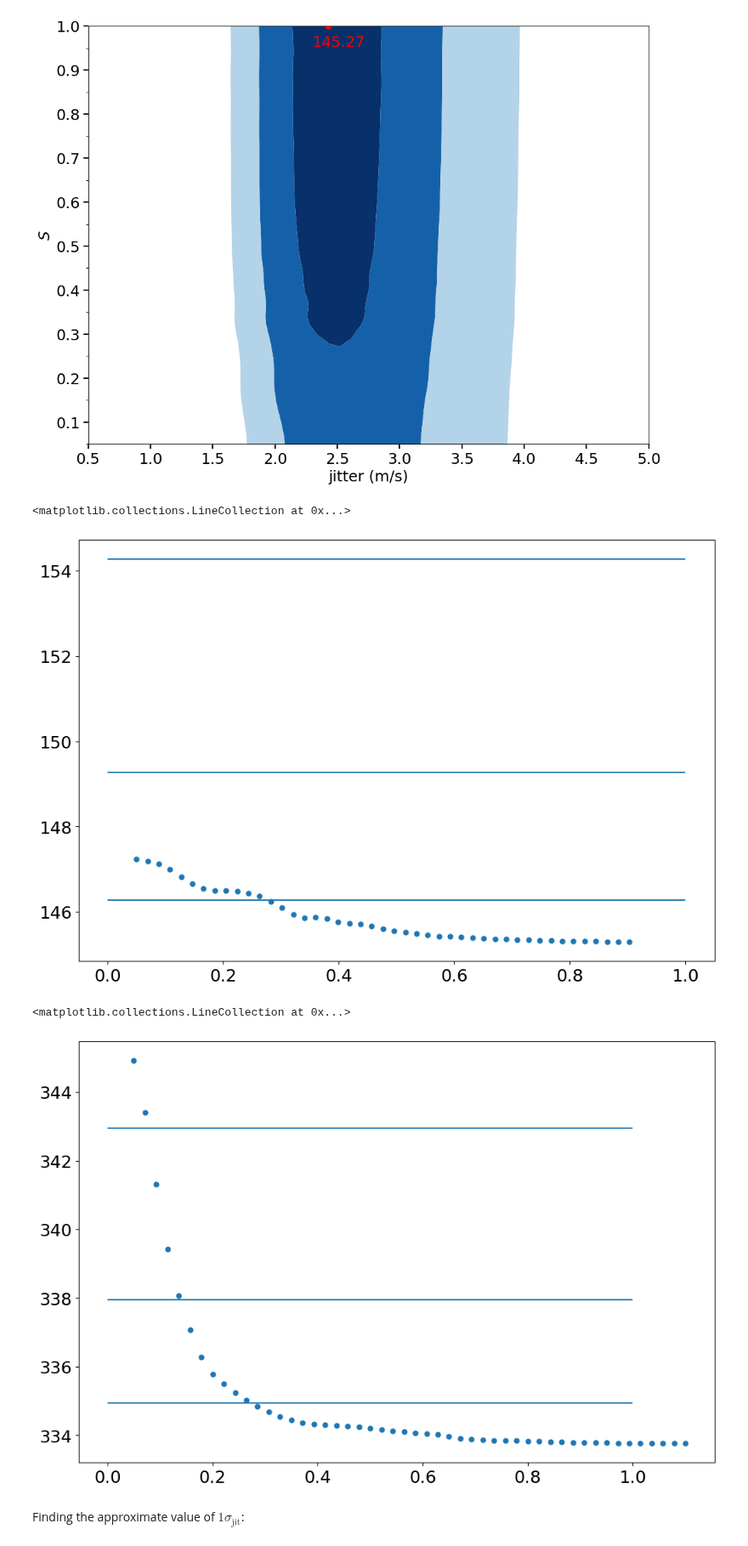
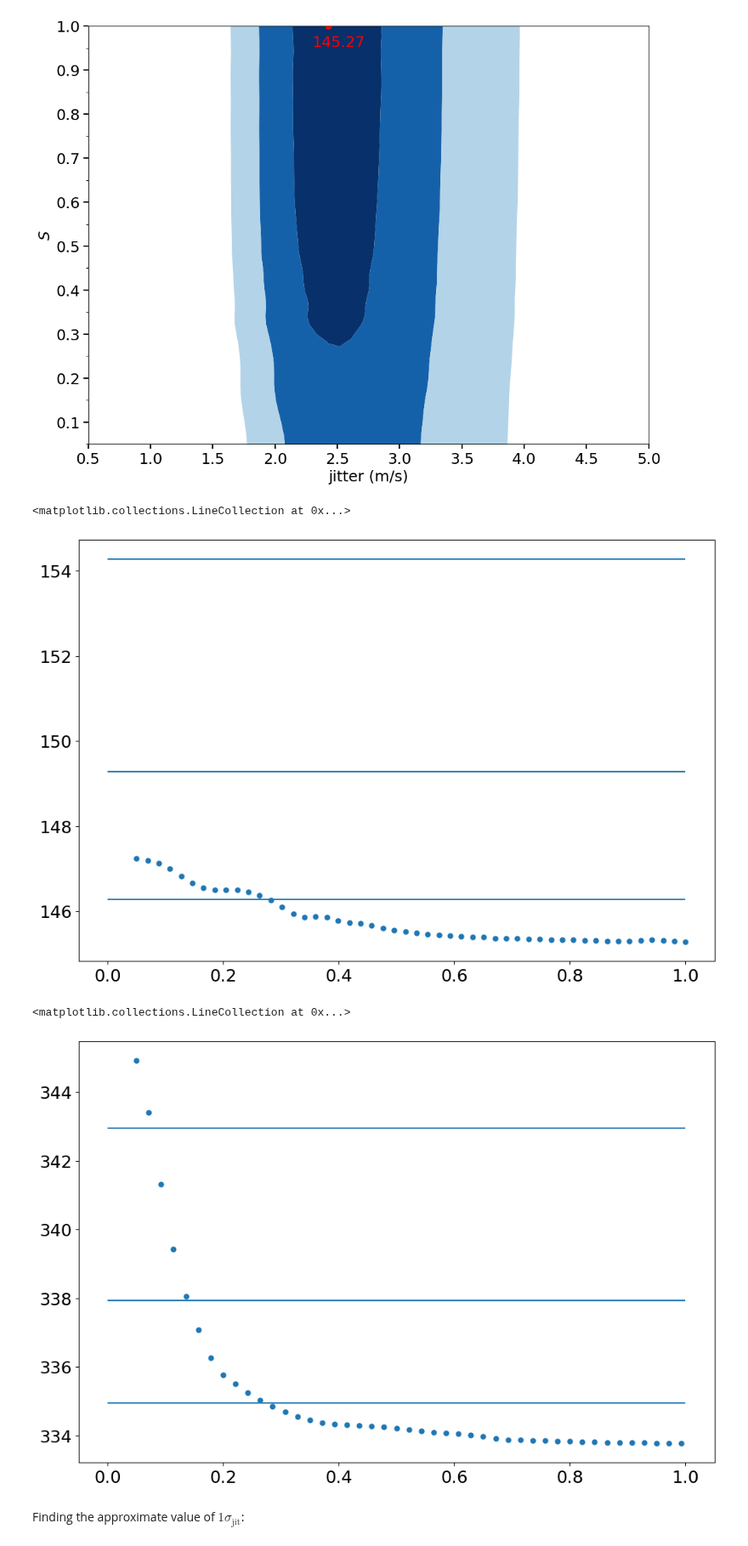
Before and after one commit to ia-chow/SURF2022, a Jupyter notebook: SURF/hd45364_jitter_sini_EDITED.ipynb, the cells around one changed output. Shown at 85% size. Cells and saved outputs as stored; diff of their text form; code cells hidden in the pictures.

Commit message:
updates before meeting, still need to update the s-jitter contour plot to have everything on the same axes

```diff
--- a/SURF/hd45364_jitter_sini_EDITED.ipynb
+++ b/SURF/hd45364_jitter_sini_EDITED.ipynb
@@ -791,18 +791,18 @@ plt.savefig('2021_fall-2022_winter/paper_figures/Alib_jitter_sini_contour_05_5.p
 # %%
 # neg_log_likelihoods = np.load('neg_log_likelihoods_everything_contours.npy')
 fig, ax = plt.subplots(1, 1, figsize = (12, 8), dpi=100)
-plt.scatter(Alibs[5:], neg_log_likelihoods[5:,min_likelihood_index[-1]])
-ax.hlines(levels, xmin=0., xmax=1.)
+plt.scatter(Alibs, neg_log_likelihoods[:,min_likelihood_index[-1]])
+ax.hlines(levels, cmap=plt.get_cmap('Blues_r'), alpha=1., xmin=0., xmax=1.)
 # %% [output]
 <matplotlib.collections.LineCollection at 0x...>
-[figure, old version]
+[figure, new version]
 # %%
 fig, ax = plt.subplots(1, 1, figsize = (12, 8), dpi=100)
-plt.scatter(Alibs_02, neg_log_likelihoods_02[:, 5])
-ax.hlines(levels_02, xmin=0., xmax=1.)
+plt.scatter(Alibs_02[5:], neg_log_likelihoods_02[5:, 5])
+ax.hlines(levels_02, cmap=plt.get_cmap('Blues_r'), alpha=1., xmin=0., xmax=1.)
 # %% [output]
 <matplotlib.collections.LineCollection at 0x...>
-[figure, old version]
+[figure, new version]
 # %% [markdown]
 Finding the approximate value of $1\sigma_\text{jit}$:
 # %%
```
Also changed, not shown: parts of 8 cells of this notebook.
